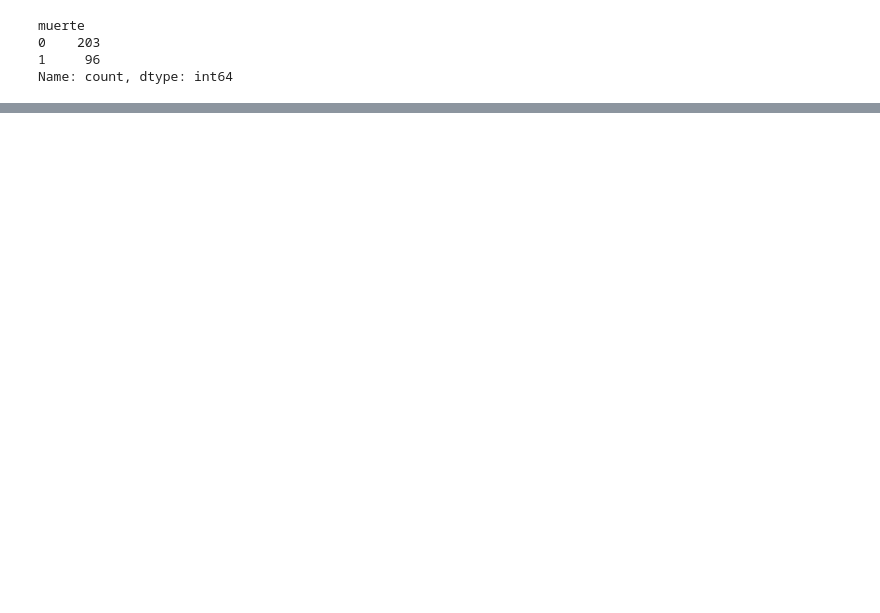
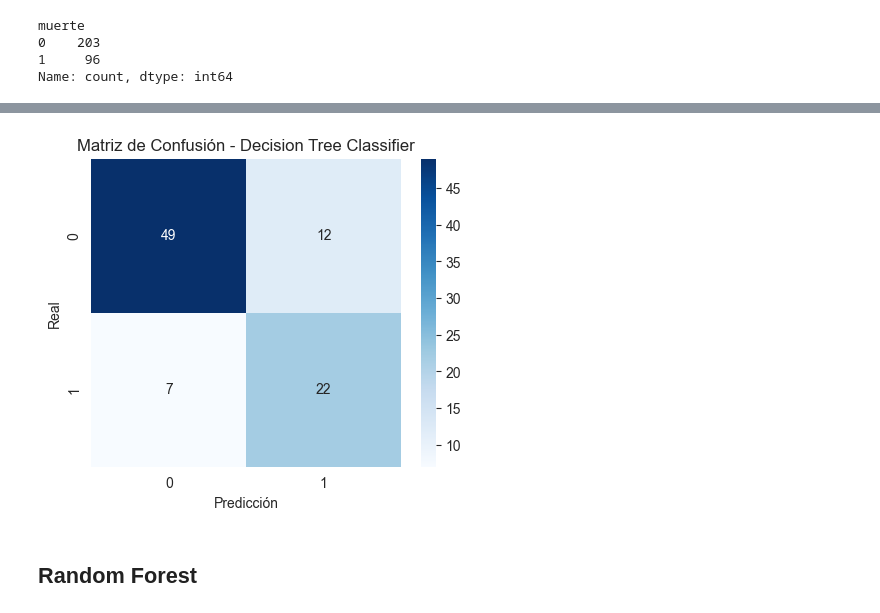
Before and after one commit to matiasgianotti/InsuficienciaCardiaca, a Jupyter notebook: notebooks/Analisis_exploratorio.ipynb, the cells around one changed output, grey strips where cells are left out. Saved outputs shown, nothing was run; the diff lists cells and outputs as text; code cells hidden in the pictures; blank space fills up the shorter version.

Commit message:
Proyecto finalizado

```diff
--- a/notebooks/Analisis_exploratorio.ipynb
+++ b/notebooks/Analisis_exploratorio.ipynb
@@ -252,0 +284,10 @@ Name: count, dtype: int64
+# %%
+#Escalado de x_train y x_test
+scaler = RobustScaler()
+x_train_std = scaler.fit_transform(x_train[cols_a_escalar]).copy()
+x_test_std = scaler.transform(x_test[cols_a_escalar]).copy()
+
+x_train_std = pd.DataFrame(x_train_std, columns=cols_a_escalar, index=x_train.index)
+x_test_std = pd.DataFrame(x_test_std, columns=cols_a_escalar, index=x_test.index)
+
+x_train_std
@@ -252,0 +337,2 @@ Name: count, dtype: int64
+# %%
+dt = DecisionTreeClassifier(random_state=42) #Instancio el modelo
@@ -252,0 +356,9 @@ Name: count, dtype: int64
+# %%
+import time
+
+#Entrenamiento
+start_time_dtree = time.time() # registramos tiempo de inicio
+grid_search_tree.fit(x_train_final, y_train)# entrenamos
+end_time_dtree = time.time() # registramos tiempo de fin
+dtree_train_time = end_time_dtree - start_time_dtree  # calculamos tiempo total
+print(f'Entrenamiento completado en: {dtree_train_time} segundos.')
@@ -252,0 +375,8 @@ Name: count, dtype: int64
+# %%
+# Evaluación en test
+best_model_tree = grid_search_tree.best_estimator_
+y_pred_tree = best_model_tree.predict(x_test_final) #Prediccion
+
+acc_tree = accuracy_score(y_test, y_pred_tree)
+print("Accuracy en test:", accuracy_score(y_test, y_pred_tree))
+print("\nReporte de clasificación:\n", classification_report(y_test, y_pred_tree))
@@ -252,0 +404,17 @@ Name: count, dtype: int64
+# %%
+# Matriz de confusión
+cm_tree = confusion_matrix(y_test, y_pred_tree, labels=best_model_tree.classes_)
+
+# Versión con seaborn (heatmap)
+plt.figure(figsize=(5,4))
+sns.heatmap(cm_tree, annot=True, fmt="d", cmap="Blues",
+            xticklabels=best_model_tree.classes_,
+            yticklabels=best_model_tree.classes_)
+plt.xlabel("Predicción")
+plt.ylabel("Real")
+plt.title("Matriz de Confusión - Decision Tree Classifier")
+plt.show()
+# %% [output]
+[figure, added]
+# %% [markdown]
+## Random Forest
```
Also changed, not shown: parts of 32 cells of this notebook, 1 other file.
